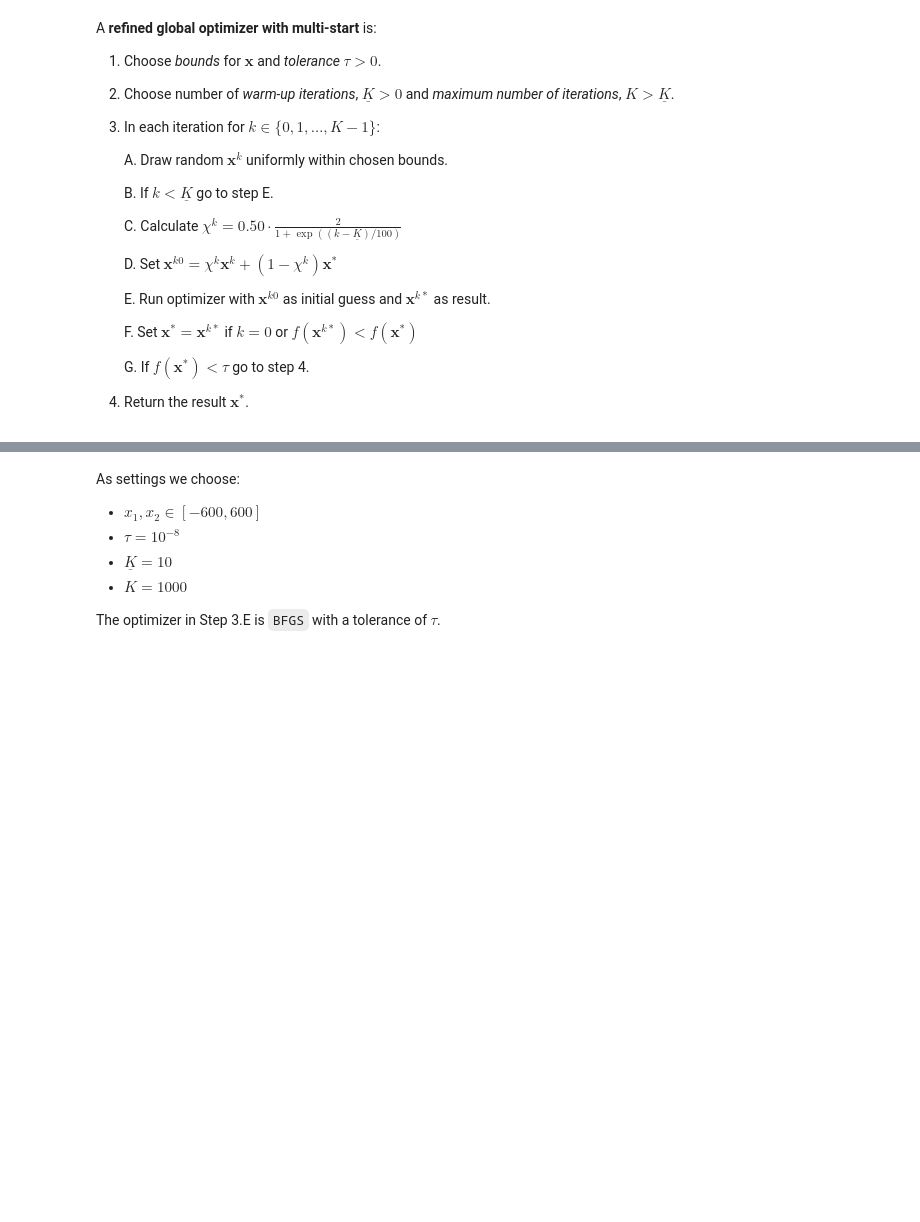
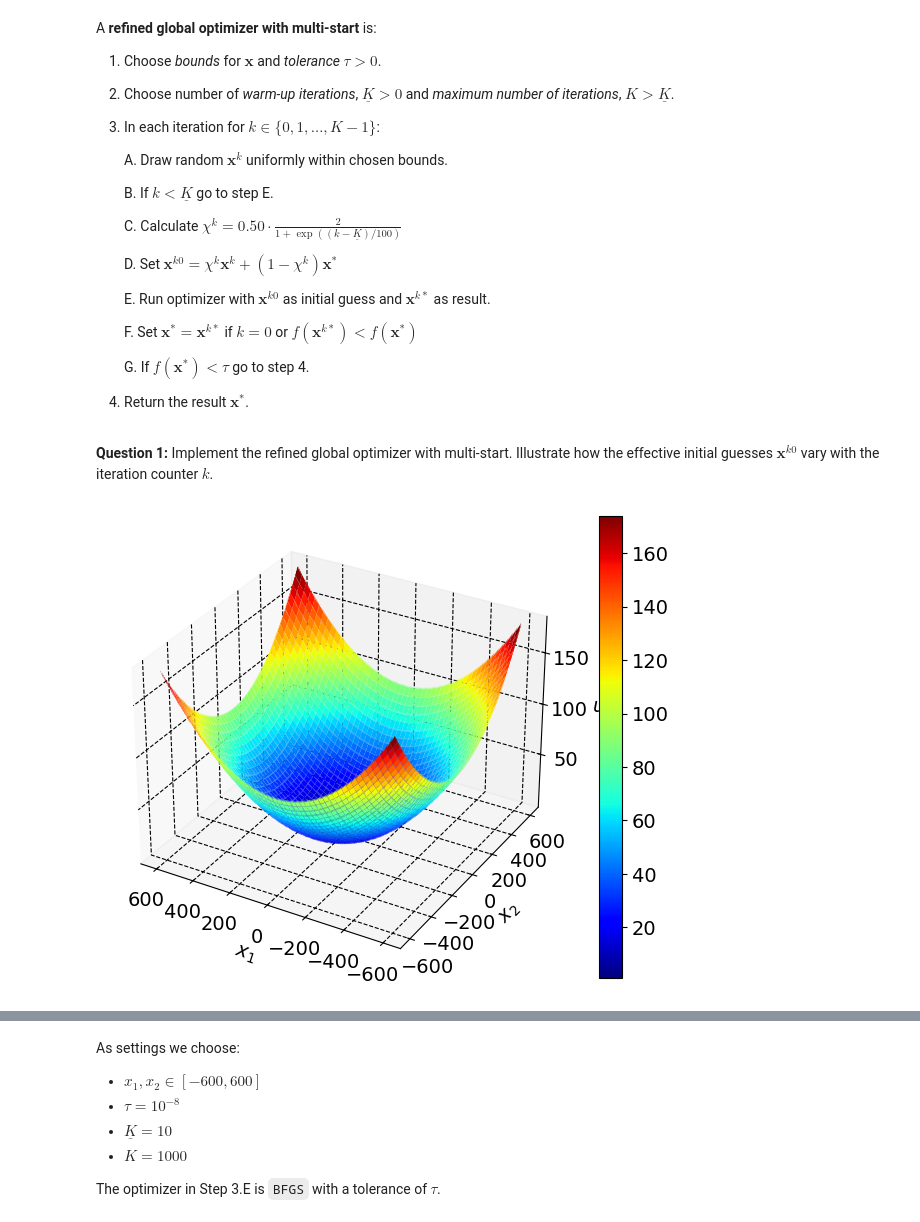
Before and after one commit to NumEconCopenhagen/projects-2023-magnus-kristian, a Jupyter notebook: examproject/Exam-2023-notebook_KRE.ipynb, the cells around one changed output, grey strips where cells are left out. Cells and saved outputs as stored; diff of their text form; code cells hidden in the pictures; blank space fills up the shorter version.

```diff
--- a/examproject/Exam-2023-notebook_KRE.ipynb
+++ b/examproject/Exam-2023-notebook_KRE.ipynb
@@ -126,6 +126,15 @@ from types import SimpleNamespace
 
 from copy import deepcopy
 import time
+
+from matplotlib.ticker import MaxNLocator
+
+import matplotlib.pyplot as plt
+from matplotlib import cm
+from mpl_toolkits.mplot3d import Axes3D
+
+plt.rcParams.update({"axes.grid":True,"grid.color":"black","grid.alpha":"0.25","grid.linestyle":"--"})
+plt.rcParams.update({'font.size': 14})
 
 # Note: Numerically. We have to use a grid of l_t for kappa equal to 1 or 2 and see that profit is maximized for that l_t.
 # solve using solver and graphical solution.
@@ -509,14 +482,6 @@ $$ f(\boldsymbol{x}) = \sum^n_{i=1} \frac{x^2_i}{4000}-\prod^n_{i=1}\cos\left(\f
 
 The **global minimum** of this function is $f(0,0) = 0$ (remember: $\cos(0)=1$).<br>
 But the function also have a lot of **local minima**.
-# %%
-def griewank(x):
-    return griewank_(x[0],x[1])
-
-def griewank_(x1,x2):
-    A = x1**2/4000 + x2**2/4000
-    B = np.cos(x1/np.sqrt(1))*np.cos(x2/np.sqrt(2))
-    return A-B+1
 # %% [markdown]
 A **refined global optimizer with multi-start** is:
 
@@ -539,3 +504,42 @@ A **refined global optimizer with multi-start** is:
     G. If $f(\mathbf{x}^{\ast}) < \tau$ go to step 4.
 
 4. Return the result $\mathbf{x}^{\ast}$.
+# %% [markdown]
+**Question 1:** Implement the refined global optimizer with multi-start. Illustrate how the effective initial guesses $\mathbf{x}^{k0}$ vary with the iteration counter $k$.
+# %%
+def griewank(x):
+    return _griewank(x[0], x[1])
+
+def _griewank(x1, x2):
+    A = x1 ** 2 / 4000 + x2 ** 2 / 4000
+    B = np.cos(x1 / np.sqrt(1)) * np.cos(x2 / np.sqrt(2))
+    return A - B + 1
+
+N = 5000  # numbers in grid
+lower_bound = -600  # lower bound
+upper_bound = 600  # upper bound
+
+
+# a. grids
+x1_vec = np.linspace(lower_bound, upper_bound, N)
+x2_vec = np.linspace(lower_bound, upper_bound, N)
+x1_grid, x2_grid = np.meshgrid(x1_vec, x2_vec, indexing='ij')
+griewank_grid = _griewank(x1_grid, x2_grid)
+
+# b. main
+fig = plt.figure(figsize=(8, 6))
+ax = fig.add_subplot(1, 1, 1, projection='3d')
+cs = ax.plot_surface(x1_grid, x2_grid, griewank_grid, cmap=cm.jet)
+
+# c. add labels
+ax.set_xlabel('$x_1$')
+ax.set_ylabel('$x_2$')
+ax.set_zlabel('$u$')
+
+# d. invert xaxis
+ax.invert_xaxis()
+
+# e. add colorbar
+fig.colorbar(cs);
+# %% [output]
+[figure, added]
```
Also changed, not shown: parts of 14 cells of this notebook.
